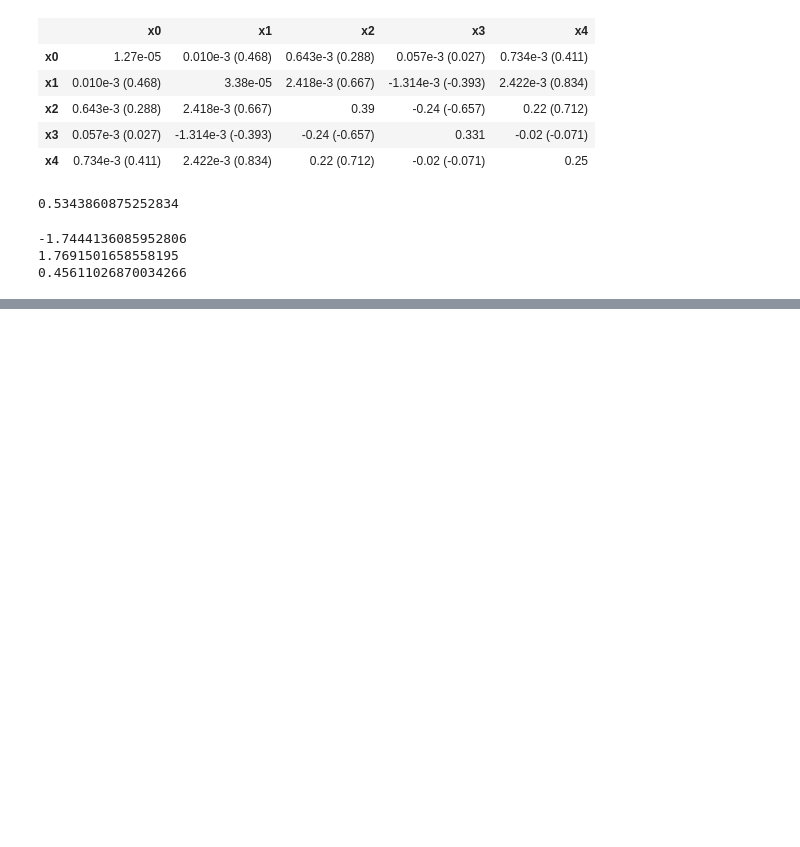
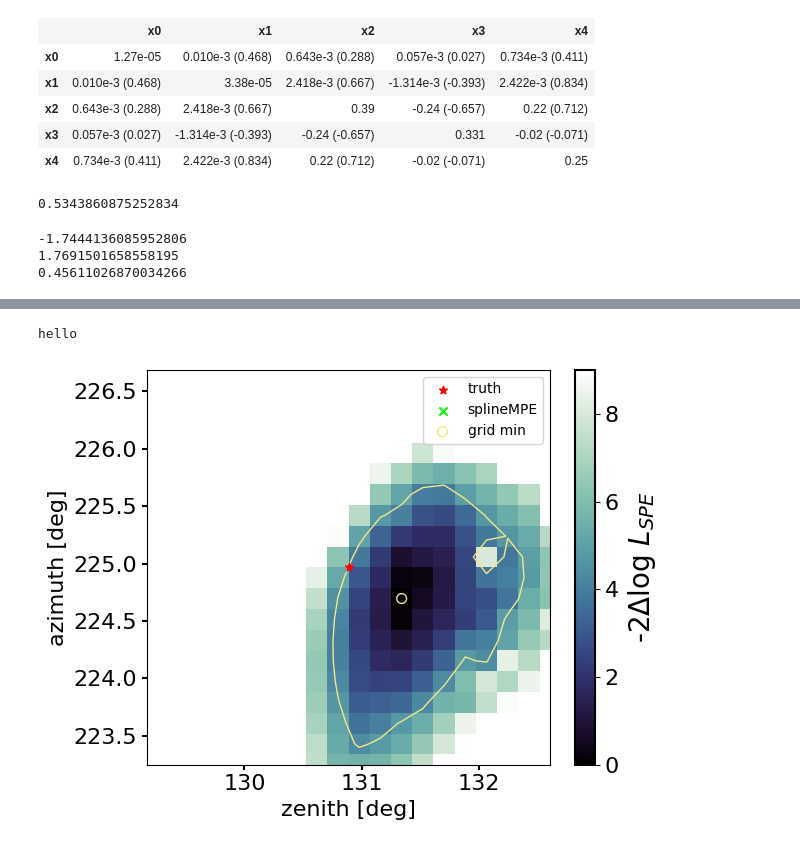
Before and after one commit to rishibbdb/TPN_DeV, a Jupyter notebook: dev/notebooks/shotgun_seeds.ipynb, the cells around one changed output, grey strips where cells are left out. Cells and saved outputs as stored; diff of their text form; code cells hidden in the pictures; blank space fills up the shorter version.

```diff
--- a/dev/notebooks/shotgun_seeds.ipynb
+++ b/dev/notebooks/shotgun_seeds.ipynb
@@ -328,8 +330,10 @@ bounds = (jnp.array([0.0, 0.0, -500.0, -500.0, -500.0]), jnp.array([jnp.pi, jnp.
 # %%
 def run_jaxopt():
     with HiddenPrints():
-        x0 = jnp.concatenate([track_src, centered_track_pos])
-        result = solve(x0, bounds, centered_track_time, fitting_event_data)
+        #x0 = jnp.concatenate([track_src, centered_track_pos / scale])
+        #result = solve(x0, bounds, centered_track_time, fitting_event_data)
+        x0 = jnp.concatenate([smpe_track_src, smpe_centered_track_pos / scale])
+        result = solve(x0, bounds, smpe_centered_track_time, fitting_event_data)
     return result
 # %%
 print(run_jaxopt())
@@ -357,0 +362,2 @@ OptStep(params=Array([   2.2931266 ,    3.92194937,   79.77400528,  241.84733346
+# %%
+result = run_jaxopt()
@@ -357,0 +409,3 @@ OptStep(params=Array([   2.2931266 ,    3.92194937,   79.77400528,  241.84733346
+# %%
+bounds = (jnp.array([-500/scale, -500.0/scale, -500.0/scale]),
+          jnp.array([500.0/scale, 500.0/scale, 500.0/scale]))
@@ -357,0 +426,52 @@ OptStep(params=Array([   2.2931266 ,    3.92194937,   79.77400528,  241.84733346
+# %%
+print("hello")
+# %% [output]
+hello
+# %%
+with HiddenPrints():
+    n_eval = 20
+    zenith = jnp.linspace(track_src[0]-0.03, track_src[0]+0.03, n_eval)
+    azimuth = jnp.linspace(track_src[1]-0.03, track_src[1]+0.03, n_eval)
+    X, Y = jnp.meshgrid(zenith, azimuth)
+    init_dirs = jnp.column_stack([X.flatten(), Y.flatten()])
+    logls = solve_3D_v(centered_track_pos / scale, bounds, init_dirs, centered_track_time, fitting_event_data)
+# %%
+logls = logls.reshape(X.shape)
+
+fig, ax = plt.subplots()
+min_logl = np.amin(logls)
+delta_logl = logls - np.amin(logls)
+pc = ax.pcolormesh(np.rad2deg(X), np.rad2deg(Y), delta_logl, vmin=0, vmax=np.min([9, 1.2*np.amax(delta_logl)]), shading='auto', cmap=cx)
+cbar = fig.colorbar(pc)
+cbar.ax.tick_params(labelsize=16)
+cbar.ax.get_yaxis().labelpad = 5
+cbar.set_label("-2$\\Delta$log $L_{SPE}$", fontsize=20)
+cbar.outline.set_linewidth(1.5)
+
+ax.set_xlabel("zenith [deg]", fontsize=16)
+ax.set_ylabel("azimuth [deg]", fontsize=16)
+ax.set_xlim(np.rad2deg([track_src[0]-0.03, track_src[0]+0.03]))
+ax.set_ylim(np.rad2deg([track_src[1]-0.03, track_src[1]+0.03]))
+ax.tick_params(axis='both', which='both', width=1.5, colors='0.0', labelsize=16)
+
+ax.scatter(np.rad2deg(track_src[0]), np.rad2deg(track_src[1]), marker="*", color='red', label="truth", zorder=200)
+
+smpe_zenith = meta['spline_mpe_zenith']
+smpe_azimuth = meta['spline_mpe_azimuth']
+ax.scatter(np.rad2deg([smpe_zenith]), np.rad2deg([smpe_azimuth]), marker="x", color='lime', label='splineMPE')
+
+#zenith = result_bfgs.x[0]
+#azimuth = result_bfgs.x[1]
+#ax.scatter(np.rad2deg(zenith), np.rad2deg(azimuth), marker='^', color='cyan', label='BFGS')
+
+# generate contours
+contours = [4.61]
+ix1, ix2 = np.where(delta_logl==0)
+ax.scatter(np.rad2deg([X[ix1, ix2]]), np.rad2deg([Y[ix1, ix2]]), s=50, marker='o', facecolors='none', edgecolors='khaki', zorder=100., label='grid min')
+ct = plt.contour(np.rad2deg(X), np.rad2deg(Y), delta_logl, levels=contours, linestyles=['solid'], colors=['khaki'], linewidths=1.0)
+
+plt.legend()
+plt.tight_layout()
+plt.show()
+# %% [output]
+[figure, added]
```
Also changed, not shown: parts of 26 cells of this notebook, 5 other files.
